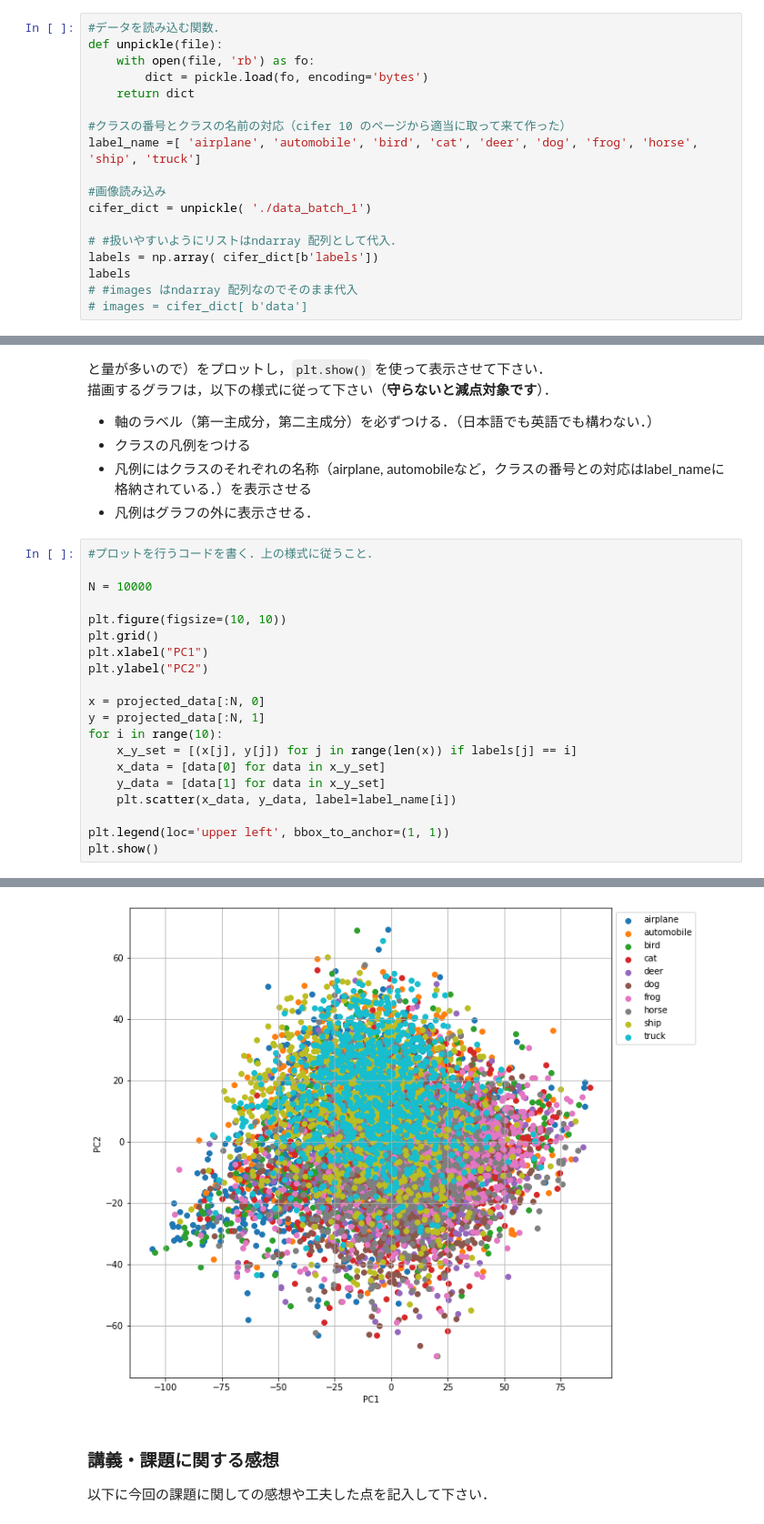
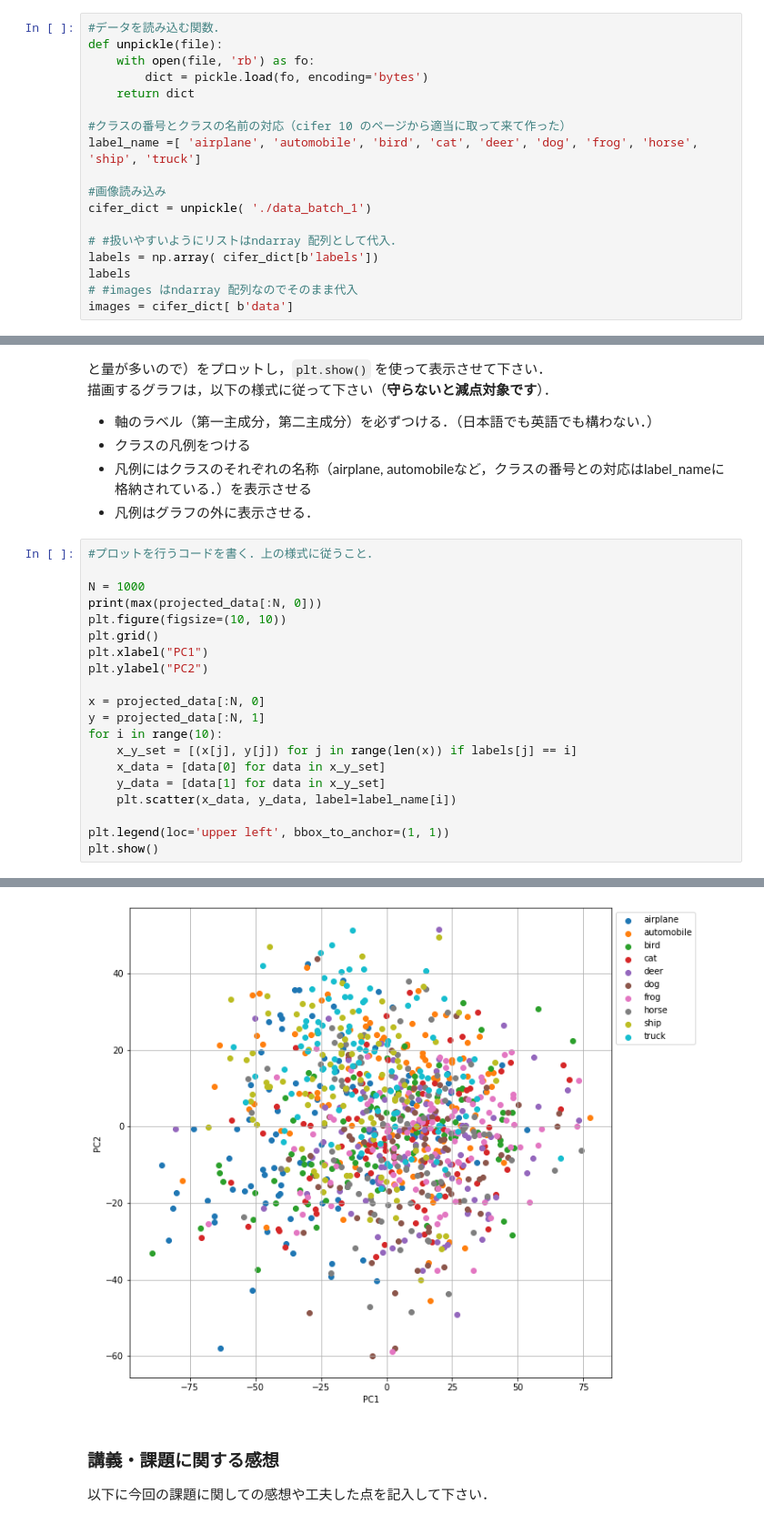
Before and after one commit to yagikota/omu, a Jupyter notebook: 情報工学演習3/kadai12/kadai12_1201201140.ipynb, the cells around one changed output, grey strips where cells are left out. Shown at 91% size. Cells and saved outputs as stored; diff of their text form.

```diff
--- a/情報工学演習3/kadai12/kadai12_1201201140.ipynb
+++ b/情報工学演習3/kadai12/kadai12_1201201140.ipynb
@@ -41,4 +41,4 @@ cifer_dict = unpickle( './data_batch_1')
 labels = np.array( cifer_dict[b'labels'])
 labels
 # #images はndarray 配列なのでそのまま代入
-# images = cifer_dict[ b'data']
+images = cifer_dict[ b'data']
@@ -143,8 +170,8 @@ x 軸を第一主成分，y軸を第二主成分として，**クラスごとに
 # %%
 #プロットを行うコードを書く．上の様式に従うこと．
 
-N = 10000
-
+N = 1000
+print(max(projected_data[:N, 0]))
 plt.figure(figsize=(10, 10))
 plt.grid()
 plt.xlabel("PC1")
@@ -164,4 +192,4 @@ plt.show()
-[figure, old version]
+[figure, new version]
 # %% [markdown]
 ### 講義・課題に関する感想
 以下に今回の課題に関しての感想や工夫した点を記入して下さい．
```
Also changed, not shown: parts of 5 cells of this notebook.
